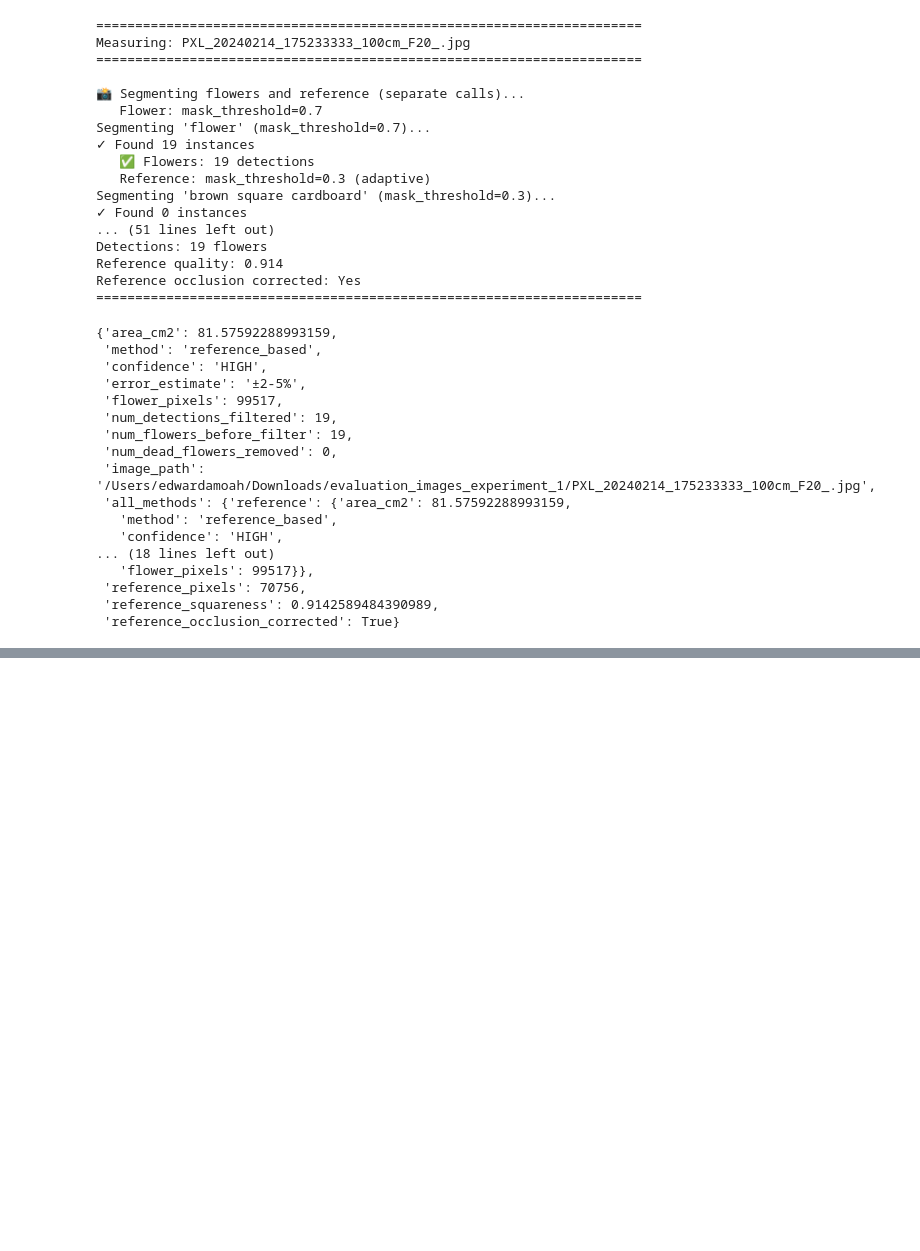
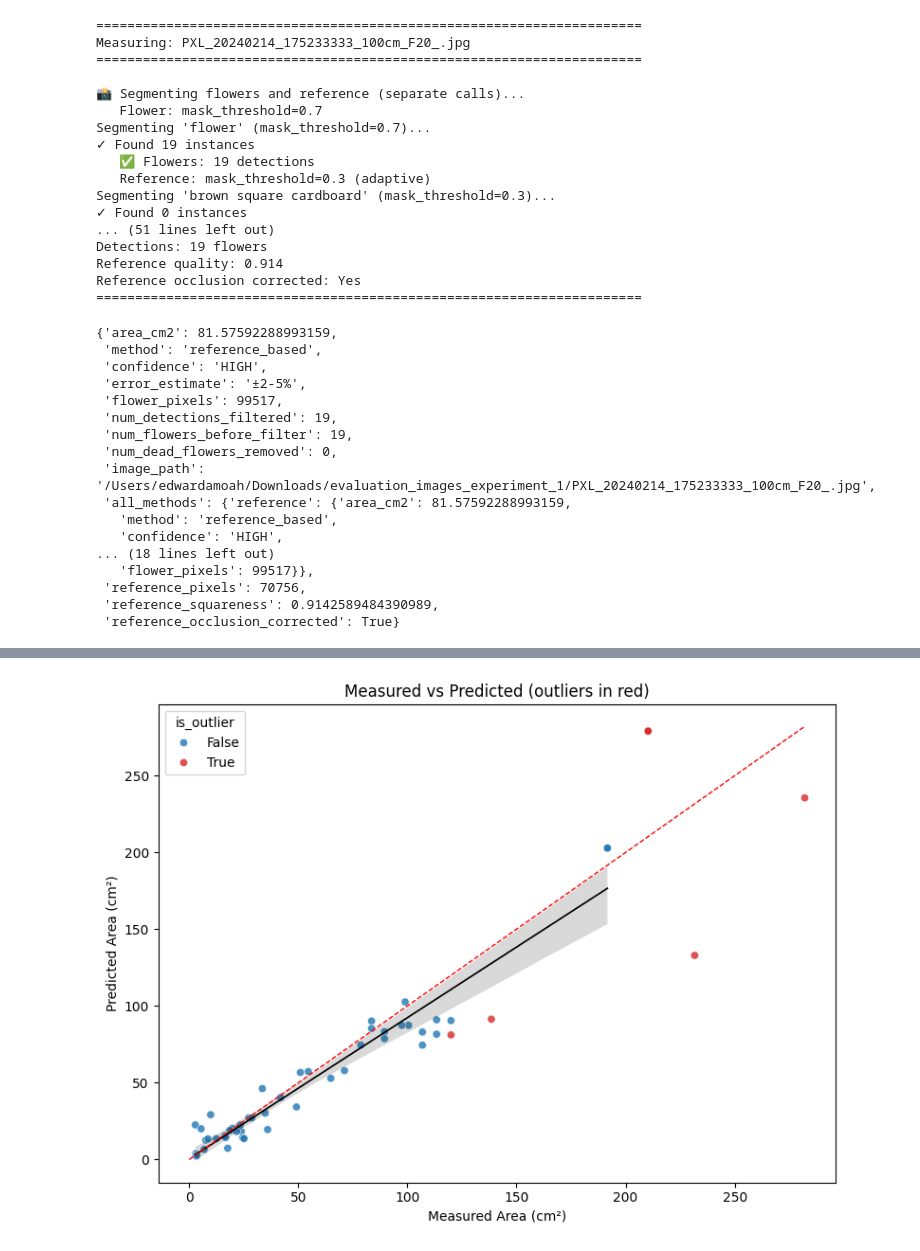
Before and after one commit to eai6/FloralArea_Web, a Jupyter notebook: research/notebooks/hannah_data_analysis.ipynb, the cells around one changed output, grey strips where cells are left out. Cells and saved outputs as stored; diff of their text form; code cells hidden in the pictures; blank space fills up the shorter version.

```diff
--- a/research/notebooks/hannah_data_analysis.ipynb
+++ b/research/notebooks/hannah_data_analysis.ipynb
@@ -679,0 +832,87 @@ result
+# %%
+import seaborn as sns
+from sklearn.metrics import r2_score
+import numpy as np
+
+import matplotlib.pyplot as plt
+
+# work on a copy
+df = dt1.dropna(subset=['measured_area_cm2', 'predicted_area_cm2']).copy()
+#df = data2.dropna(subset=['measured_area_cm2', 'predicted_area_cm2']).copy()
+
+# df without 177
+#df = df[df['file'] != 177].copy()
+# df = df[df['file'] != 210].copy()
+# df = df[df['file'] != 220].copy()
+# df = df[df['file'] != 217].copy()
+
+
+df['bias'] = df['predicted_area_cm2'] - df['measured_area_cm2']
+
+# use bias (predicted - measured) to find outliers via IQR
+Q1 = df['bias'].quantile(0.25)
+Q3 = df['bias'].quantile(0.75)
+IQR = Q3 - Q1
+outlier_mask = (df['bias'] < (Q1 - 1.5 * IQR)) | (df['bias'] > (Q3 + 1.5 * IQR))
+df['is_outlier'] = outlier_mask
+
+print(f"Total samples: {len(df)}  Outliers detected: {df['is_outlier'].sum()}")
+
+# scatter with outliers highlighted
+plt.figure(figsize=(8, 6))
+sns.scatterplot(
+    data=df,
+    x='measured_area_cm2',
+    y='predicted_area_cm2',
+    hue='is_outlier',
+    palette={False: 'tab:blue', True: 'tab:red'},
+    alpha=0.8
+)
+# regression line on non-outliers
+non_out = df[~df['is_outlier']]
+if len(non_out) > 1:
+    sns.regplot(
+        data=non_out,
+        x='measured_area_cm2',
+        y='predicted_area_cm2',
+        scatter=False,
+        color='black',
+        line_kws={'linewidth':1.25}
+    )
+
+# 45-degree reference line
+max_val = max(df['measured_area_cm2'].max(), df['predicted_area_cm2'].max())
+plt.plot([0, max_val], [0, max_val], 'r--', linewidth=1)
+plt.xlabel('Measured Area (cm²)')
+plt.ylabel('Predicted Area (cm²)')
+plt.title('Measured vs Predicted (outliers in red)')
+plt.legend(title='is_outlier')
+plt.tight_layout()
+plt.show()
+
+# compute R² before and after removing outliers
+y_true_arr = df['measured_area_cm2'].to_numpy()
+y_pred_arr = df['predicted_area_cm2'].to_numpy()
+mask_valid = ~np.isnan(y_true_arr) & ~np.isnan(y_pred_arr)
+
+r2_all = np.nan
+r2_no_out = np.nan
+if mask_valid.sum() > 0:
+    try:
+        r2_all = r2_score(y_true_arr[mask_valid], y_pred_arr[mask_valid])
+    except Exception:
+        r2_all = np.nan
+
+no_out_mask = mask_valid & (~df['is_outlier'].to_numpy())
+if no_out_mask.sum() > 0:
+    try:
+        r2_no_out = r2_score(y_true_arr[no_out_mask], y_pred_arr[no_out_mask])
+    except Exception:
+        r2_no_out = np.nan
+
+print(f"R² (all valid samples): {r2_all}")
+print(f"R² (without outliers): {r2_no_out}")
+
+# produce a cleaned dataframe for downstream use
+data2_clean = df[~df['is_outlier']].drop(columns=['is_outlier']).reset_index(drop=True)
+# %% [output]
@@ -679,0 +920 @@ result
+[figure, added]
```
Also changed, not shown: parts of 60 cells of this notebook, 8 other files.
